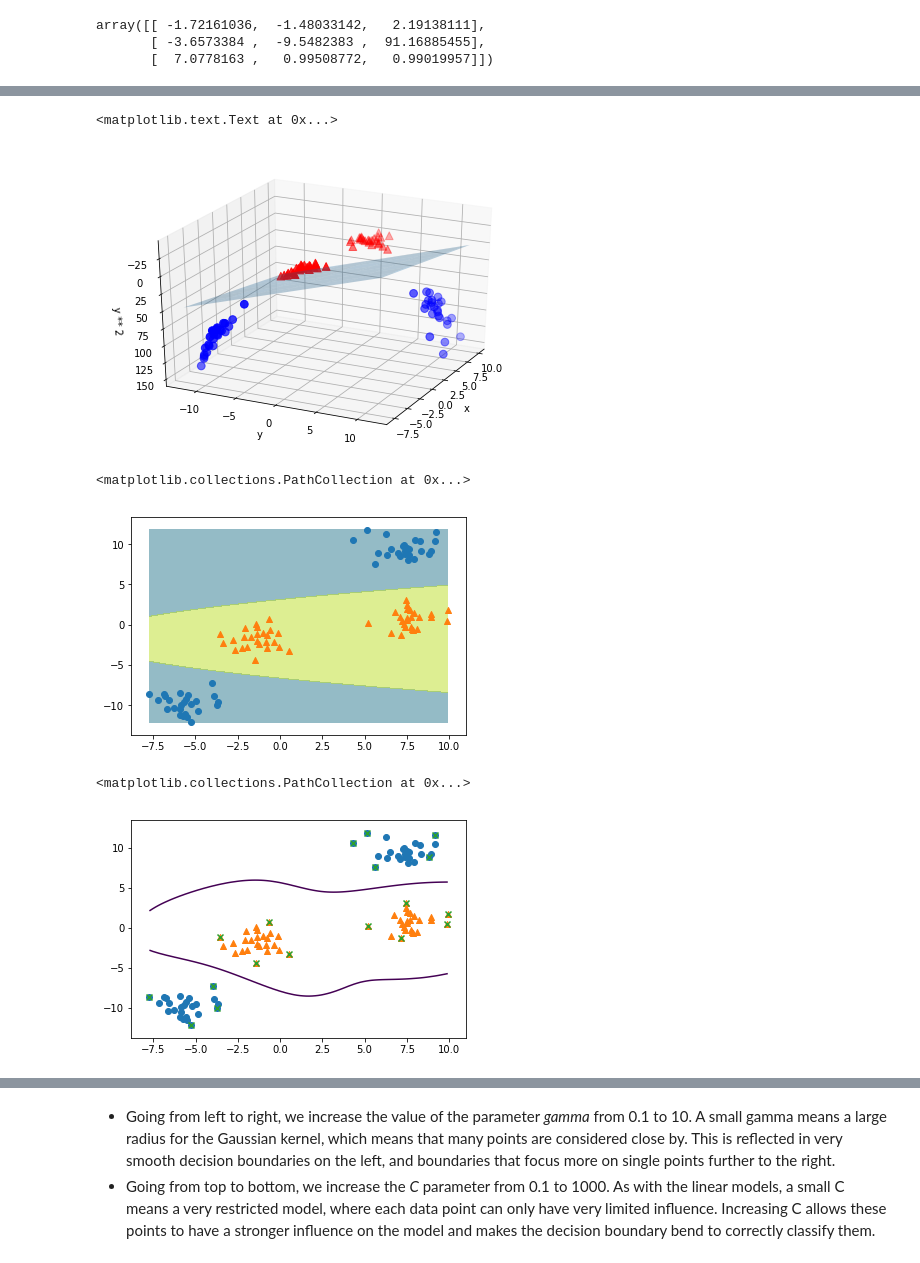
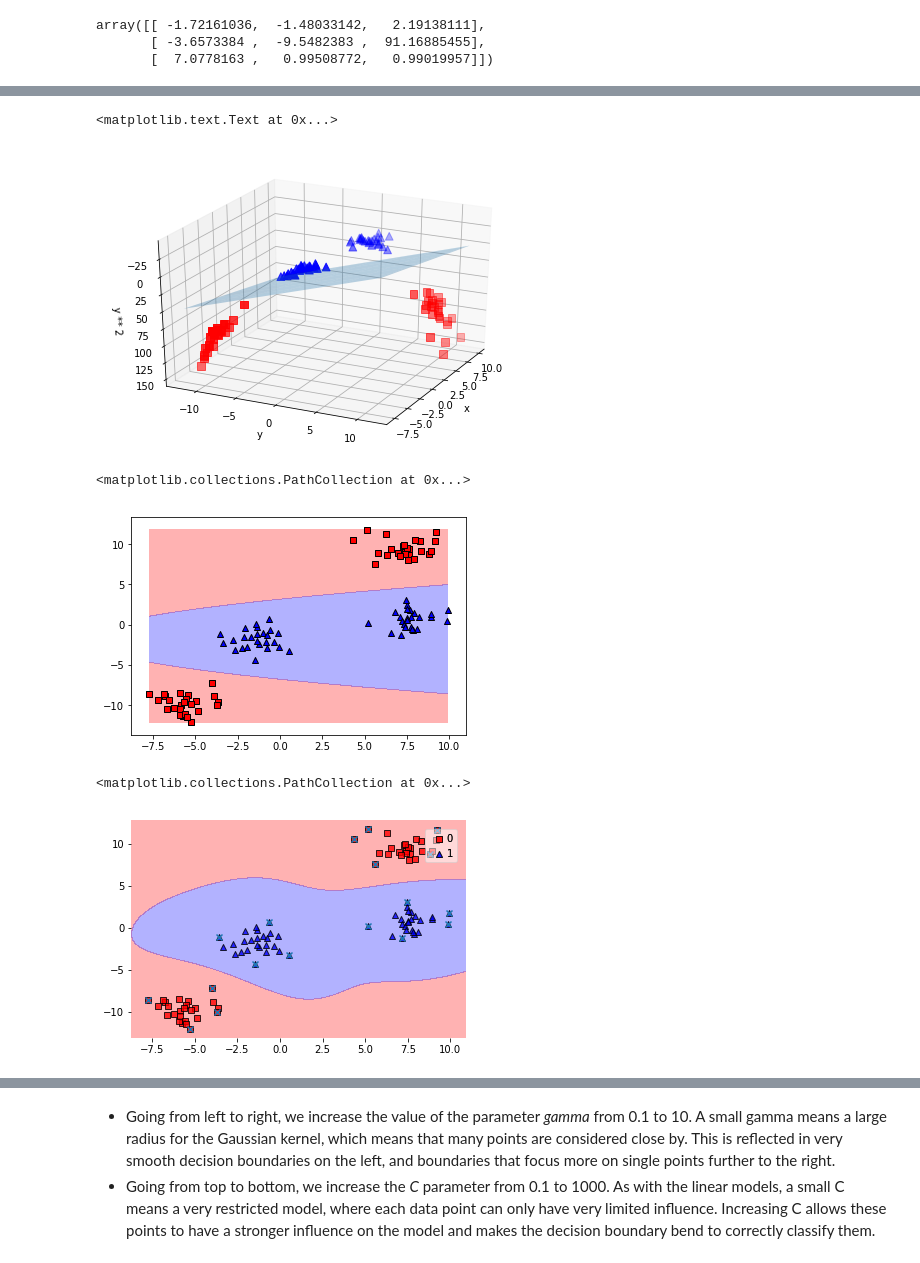
Before and after one commit to Umaigenomu/likejazz.github.io, a Jupyter notebook: notebooks/support-vector-machine-explained.ipynb, the cells around one changed output, grey strips where cells are left out. Drawn from its saved outputs; the diff is of its cells as text; code cells hidden in the pictures.

```diff
--- a/notebooks/support-vector-machine-explained.ipynb
+++ b/notebooks/support-vector-machine-explained.ipynb
@@ -88,0 +40,2 @@ array([[ 0.64705882,  0.23529412,  0.25      ],
+# %%
+kaonlearn.plots.plot_learning_curve(LogisticRegression(), X, y)
@@ -144,22 +99,23 @@ yy = np.linspace(X_new[:, 1].min(), X_new[:, 1].max(), 50)
 XX, YY = np.meshgrid(xx, yy)
 ZZ = (coef[0] * XX + coef[1] * YY + intercept) / -coef[2]
 ax.plot_surface(XX, YY, ZZ, rstride=8, cstride=8, alpha=0.3)
-ax.scatter(X_new[y == 0, 0], X_new[y == 0, 1], X_new[y == 0, 2], c='b', marker='o', s=60)
-ax.scatter(X_new[y == 1, 0], X_new[y == 1, 1], X_new[y == 1, 2], c='r', marker='^', s=60)
+ax.scatter(X_new[y == 0, 0], X_new[y == 0, 1], X_new[y == 0, 2], c='r', marker='s', s=60)
+ax.scatter(X_new[y == 1, 0], X_new[y == 1, 1], X_new[y == 1, 2], c='b', marker='^', s=60)
 
 ax.set_xlabel("x")
 ax.set_ylabel("y")
 ax.set_zlabel("y ** 2")
 # %% [output]
 <matplotlib.text.Text at 0x...>
-[figure, old version]
+[figure, new version]
 # %%
+from matplotlib.colors import ListedColormap
 ZZ = YY ** 2
 dec = linear_svm_3d.decision_function(np.c_[XX.ravel(), YY.ravel(), ZZ.ravel()])
-plt.contourf(XX, YY, dec.reshape(XX.shape), levels=[dec.min(), 0, dec.max()], alpha=0.5)
+plt.contourf(XX, YY, dec.reshape(XX.shape), levels=[dec.min(), 0, dec.max()], alpha=0.3, colors=['red','blue'])
 
-plt.scatter(X_x[y == 0], X_y[y == 0], marker='o')
-plt.scatter(X_x[y == 1], X_y[y == 1], marker='^')
+plt.scatter(X_x[y == 0], X_y[y == 0], marker='s', c='red', edgecolor='black')
+plt.scatter(X_x[y == 1], X_y[y == 1], marker='^', c='blue', edgecolor='black')
 # %% [output]
 <matplotlib.collections.PathCollection at 0x...>
-[figure, old version]
+[figure, new version]
@@ -195,18 +122,16 @@ def plot_2d_separator(classifier, X, ax=None):
 # %%
 from sklearn.svm import SVC
 
 svm = SVC(kernel='rbf', C=10, gamma=0.1).fit(X, y)
-plot_2d_separator(svm, X)
-# plot data
-plt.scatter(X_x[y == 0], X_y[y == 0], marker='o')
-plt.scatter(X_x[y == 1], X_y[y == 1], marker='^')
+
+plot_decision_regions(X, y, clf=svm)
 
 # plot support vectors
 sv = svm.support_vectors_
 plt.scatter(sv[:, 0], sv[:, 1], marker='x')
 # %% [output]
 <matplotlib.collections.PathCollection at 0x...>
-[figure, old version]
+[figure, new version]
 # %%
 fig, axes = plt.subplots(3, 3, figsize=(15, 10))
 
```
Also changed, not shown: parts of 16 cells of this notebook.
